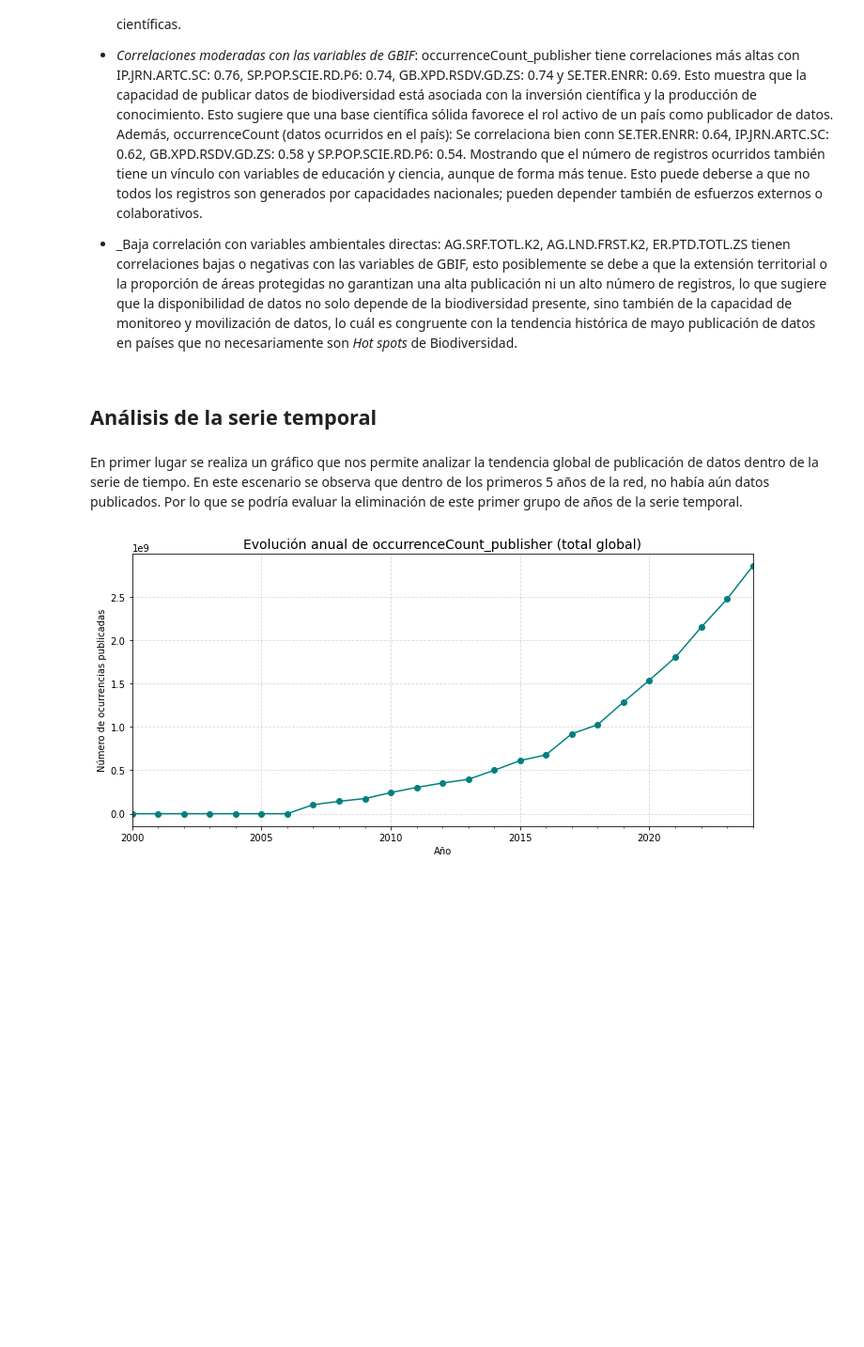
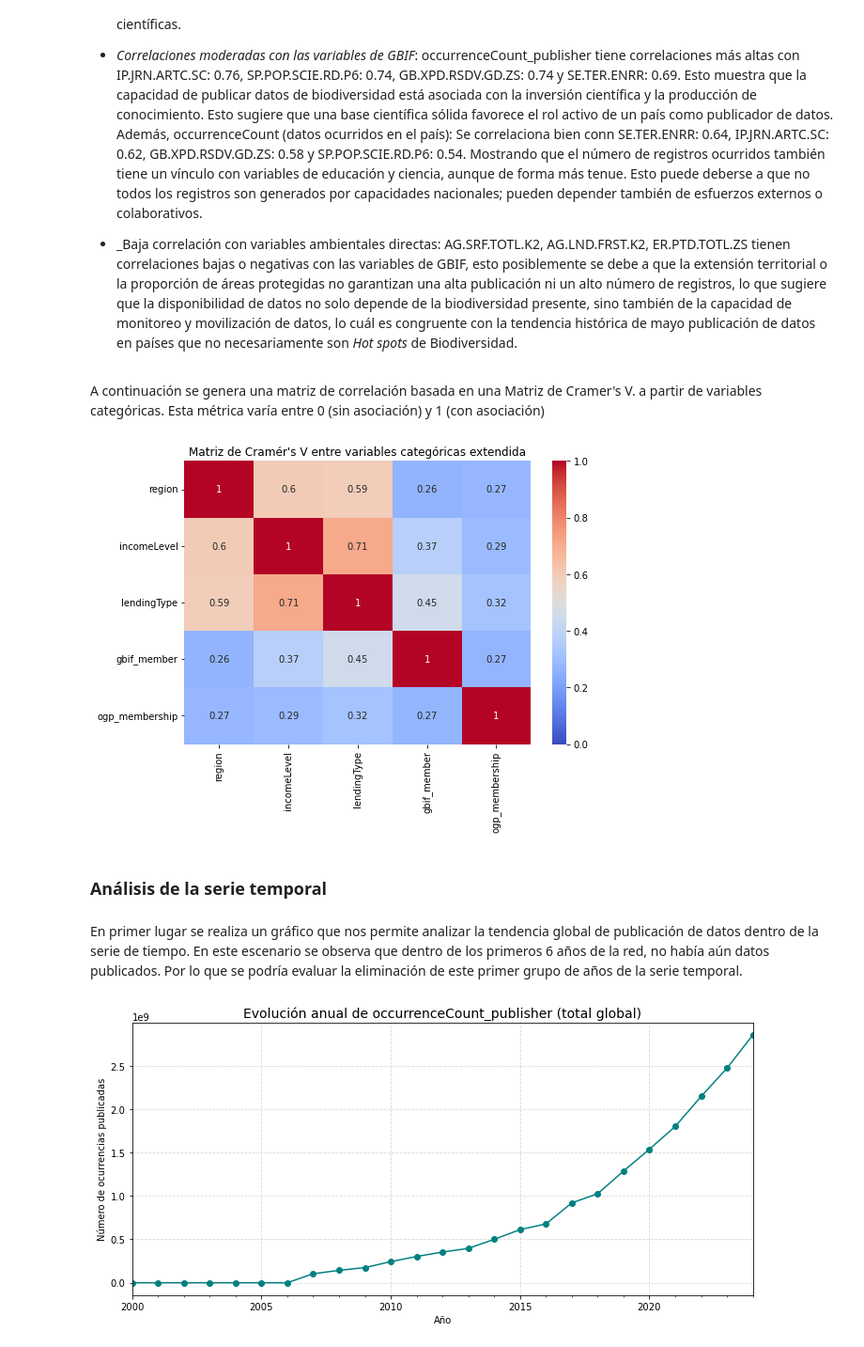
Before and after one commit to rortizgeo/Maestria_CD_Proyecto-Aplicado, a Jupyter notebook: PA_dataAnalysis.ipynb, the cells around one changed output. Shown at 94% size. Drawn from its saved outputs; the diff is of its cells as text; code cells hidden in the pictures; blank space fills up the shorter version.

```diff
--- a/PA_dataAnalysis.ipynb
+++ b/PA_dataAnalysis.ipynb
@@ -581,10 +801,48 @@ Análisis general del gráfico
 - _Correlaciones moderadas con las variables de GBIF_: occurrenceCount_publisher tiene correlaciones más altas con IP.JRN.ARTC.SC: 0.76, SP.POP.SCIE.RD.P6: 0.74, GB.XPD.RSDV.GD.ZS: 0.74 y SE.TER.ENRR: 0.69. Esto muestra que la capacidad de publicar datos de biodiversidad está asociada con la inversión científica y la producción de conocimiento. Esto sugiere que una base científica sólida favorece el rol activo de un país como publicador de datos. Además, occurrenceCount (datos ocurridos en el país): Se correlaciona bien conn SE.TER.ENRR: 0.64,  IP.JRN.ARTC.SC: 0.62, GB.XPD.RSDV.GD.ZS: 0.58 y SP.POP.SCIE.RD.P6: 0.54. Mostrando que el número de registros ocurridos también tiene un vínculo con variables de educación y ciencia, aunque de forma más tenue. Esto puede deberse a que no todos los registros son generados por capacidades nacionales; pueden depender también de esfuerzos externos o colaborativos.
 
 - _Baja correlación con variables ambientales directas: AG.SRF.TOTL.K2, AG.LND.FRST.K2, ER.PTD.TOTL.ZS tienen correlaciones bajas o negativas con las variables de GBIF, esto posiblemente se debe a que la extensión territorial o la proporción de áreas protegidas no garantizan una alta publicación ni un alto número de registros, lo que sugiere que la disponibilidad de datos no solo depende de la biodiversidad presente, sino también de la capacidad de monitoreo y movilización de datos, lo cuál es congruente con la tendencia histórica de mayo publicación de datos en países que no necesariamente son _Hot spots_ de Biodiversidad.
+# %% [markdown]
+A continuación se genera una matriz de correlación basada en una Matriz de Cramer's V. a partir de variables categóricas. Esta métrica varía entre 0 (sin asociación) y 1 (con asociación)
+# %%
+import pandas as pd
+import seaborn as sns
+import matplotlib.pyplot as plt
+from scipy.stats import chi2_contingency
+import numpy as np
+
+# Función para Cramér's V
+def cramers_v(x, y):
+    confusion_matrix = pd.crosstab(x, y)
+    chi2 = chi2_contingency(confusion_matrix)[0]
+    n = confusion_matrix.sum().sum()
+    r, k = confusion_matrix.shape
+    return np.sqrt(chi2 / (n * (min(k, r) - 1)))
+
+# Variables categóricas
+var_cat = ['region', 'incomeLevel', 'lendingType', 'gbif_member', 'ogp_membership']
+cat_vars = Data[var_cat].dropna()
+
+# Calcular matriz de Cramér's V
+matrix = pd.DataFrame(index=var_cat, columns=var_cat)
+
+for col1 in var_cat:
+    for col2 in var_cat:
+        matrix.loc[col1, col2] = cramers_v(cat_vars[col1], cat_vars[col2])
+
+matrix = matrix.astype(float)
+
+# Graficar matriz
+plt.figure(figsize=(8, 6))
+sns.heatmap(matrix, annot=True, cmap='coolwarm', vmin=0, vmax=1)
+plt.title("Matriz de Cramér's V entre variables categóricas extendida")
+plt.tight_layout()
+plt.show()
+# %% [output]
+[figure, added]
 # %% [markdown]
-## Análisis de la serie temporal
+### Análisis de la serie temporal
 # %% [markdown]
-En primer lugar se realiza un gráfico que nos permite analizar la tendencia global de publicación de datos dentro de la serie de tiempo. En este escenario se observa que dentro de los primeros 5 años de la red, no había aún datos publicados. Por lo que se podría evaluar la eliminación de este primer grupo de años de la serie temporal.
+En primer lugar se realiza un gráfico que nos permite analizar la tendencia global de publicación de datos dentro de la serie de tiempo. En este escenario se observa que dentro de los primeros 6 años de la red, no había aún datos publicados. Por lo que se podría evaluar la eliminación de este primer grupo de años de la serie temporal.
 # %%
 #Asegurar que la columna year está en formato numérico o de fecha
 Data['year'] = pd.to_datetime(Data['year'], format='%Y')
```
Also changed, not shown: parts of 26 cells of this notebook.
